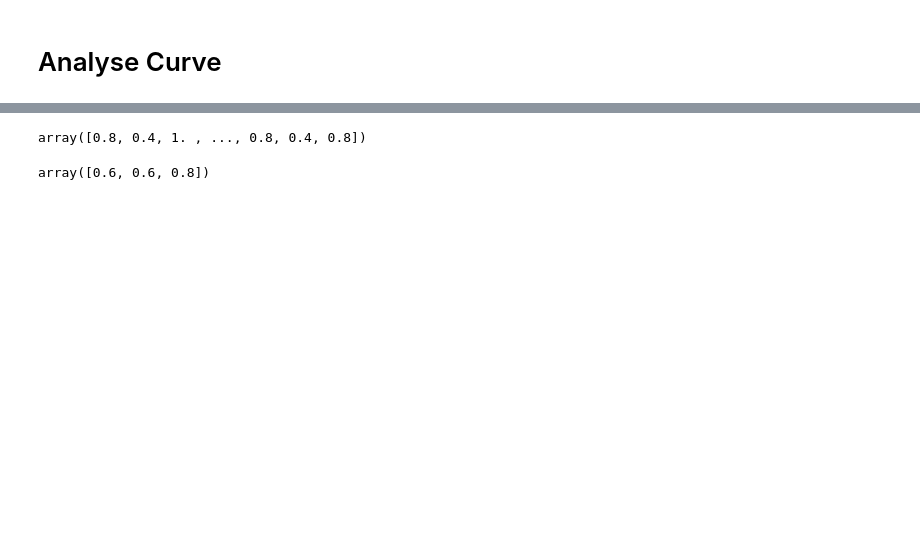
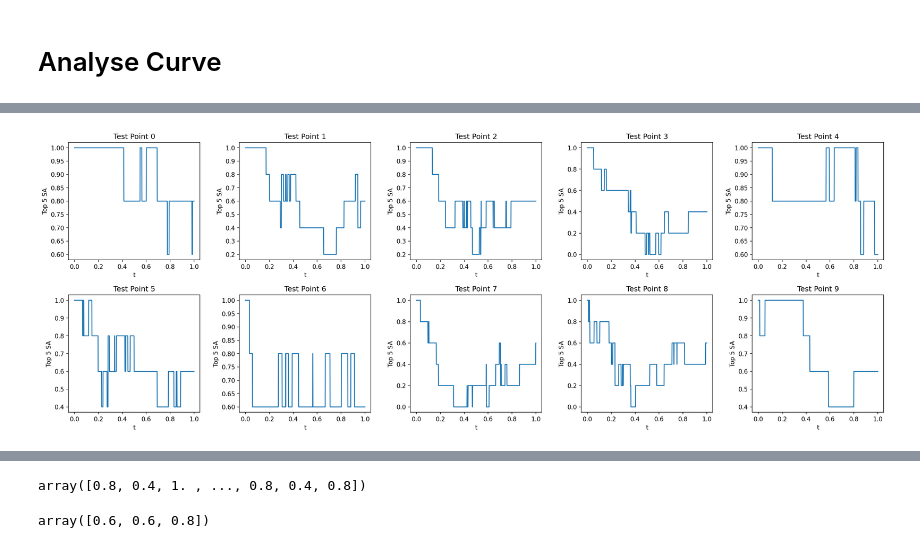
Before and after one commit to nicole-hjlin/harvard_cs282_ptg, a Jupyter notebook: ptg/modconn.ipynb, the cells around one changed output, grey strips where cells are left out. Drawn from its saved outputs; the diff is of its cells as text; code cells hidden in the pictures; blank space fills up the shorter version.

```diff
--- a/ptg/modconn.ipynb
+++ b/ptg/modconn.ipynb
@@ -132,7 +157,8 @@ def get_model_from_curve(curve, t):
 # %%
 # For each point on the curve, compute accuracies
-ts = np.linspace(0.0, 1.0, 101)
-curve_grads2 = np.zeros((len(ts), *X_test.shape))
+ts = np.linspace(0.0, 1.0, 1001)
+curve_grads = np.zeros((len(ts), *X_test.shape))
 for i, t in enumerate(tqdm(ts)):
-    model = get_model_from_curve(curve=p_curve2, t=t)
-    curve_grads2[i] = model.compute_gradients(X_test, return_numpy=True)
+    model = get_model_from_curve(curve=p_curve, t=t)
+    curve_grads[i] = model.compute_gradients(X_test, return_numpy=True)
+tk_curve, s_curve = get_top_k(5, curve_grads, return_sign=True)
@@ -141,6 +164,0 @@ from style import plot_single_grad
-# %%
-from similarity_metrics import get_top_k, average_pairwise_score, top_k_sa
-topk2 = []
-for i, t in enumerate(ts):
-    topk2.append(get_top_k(5, curve_grads2[i]))
-topk2 = np.array(topk2)
@@ -151,0 +169,5 @@ topk2[0,0], topk2[-1,0]
+# %%
+n_test = tk_curve.shape[1]
+tk_sa = np.zeros((len(ts), n_test))
+for i in range(len(ts)):
+    tk_sa[i] = top_k_sa(tk_curve[0], tk_curve[i], s_curve[0], s_curve[i])
@@ -151,0 +178,14 @@ topk2[0,0], topk2[-1,0]
+# %%
+test_idxs = range(10)
+# Now plot the top 5 SA for each test point in a 2 rows by 5 columns grid
+fig, ax = plt.subplots(2, 5, figsize=(24, 8), dpi=150)
+plt.subplots_adjust(wspace=0.3, hspace=0.3)
+for i in range(2):
+    for j in range(5):
+        ax[i, j].plot(ts, tk_sa[:, test_idxs[i*5+j]])
+        ax[i, j].set_xlabel('t')
+        ax[i, j].set_ylabel('Top 5 SA')
+        ax[i, j].set_title(f'Test Point {test_idxs[i*5+j]}')
+plt.show()
+# %% [output]
+[figure, added]
```
Also changed, not shown: parts of 28 cells of this notebook, 2 other files.
